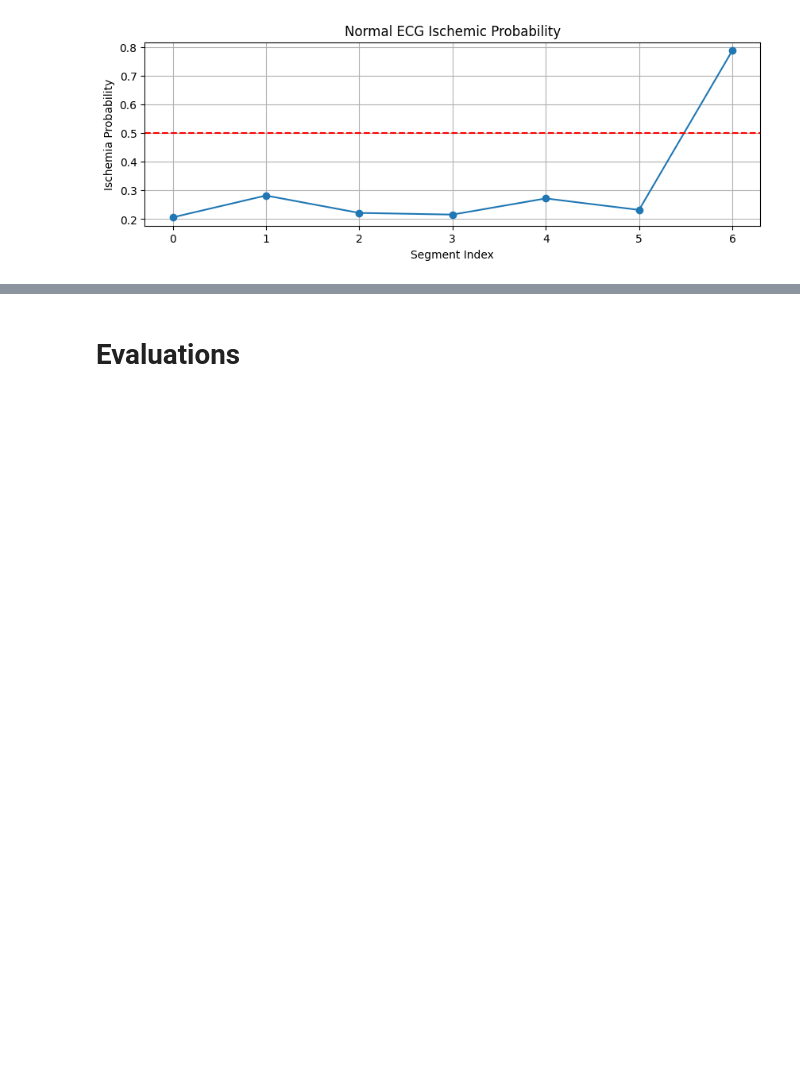
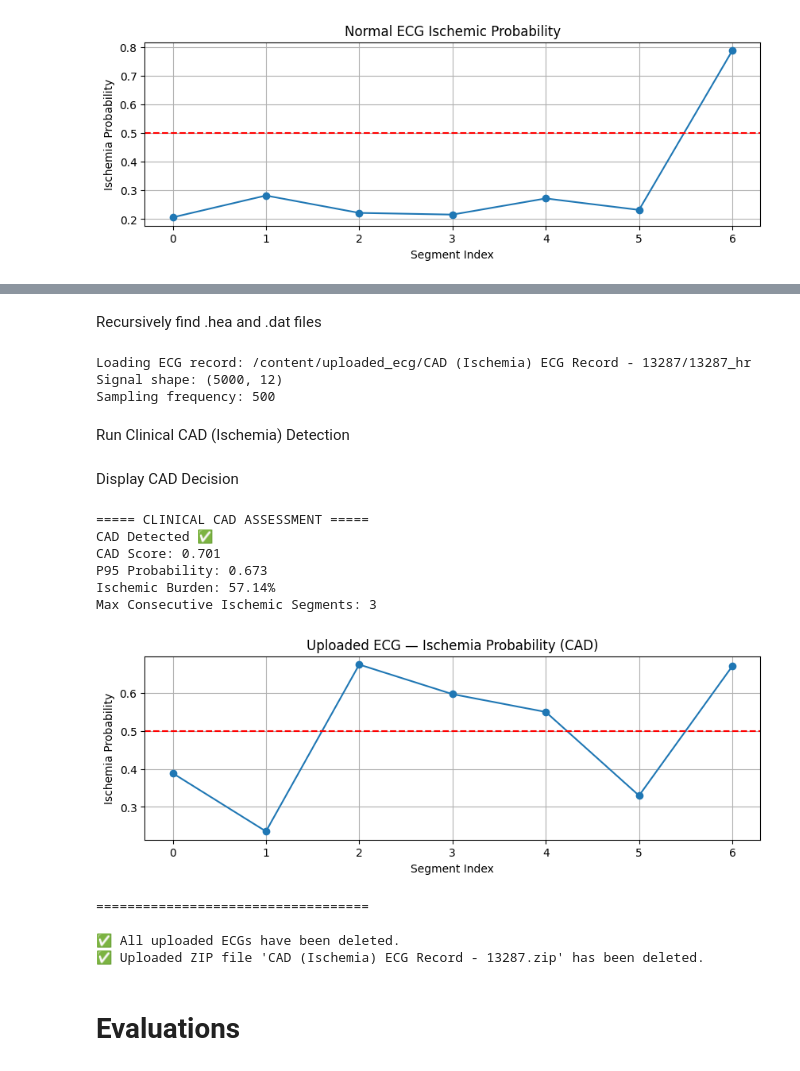
Before and after one commit to LiQuinChing/25-26J-522, a Jupyter notebook: Finalized_CAD_Ischemia_(PTB-XL).ipynb, the cells around one changed output, grey strips where cells are left out. Drawn from its saved outputs; the diff is of its cells as text; code cells hidden in the pictures; blank space fills up the shorter version.

Commit message:
Added ECG record uploading feature for the CAD (Ischemia) detection

```diff
--- a/Finalized_CAD_Ischemia_(PTB-XL).ipynb
+++ b/Finalized_CAD_Ischemia_(PTB-XL).ipynb
@@ -397,3 +431,80 @@ Max Consecutive Segments: 1
+# %% [markdown]
+Recursively find .hea and .dat files
+# %%
+hea_files, dat_files = [], []
+for root, dirs, files_in_dir in os.walk(UPLOAD_DIR):
+    for f in files_in_dir:
+        if f.endswith(".hea"):
+            hea_files.append(os.path.join(root, f))
+        elif f.endswith(".dat"):
+            dat_files.append(os.path.join(root, f))
+
+if len(hea_files) == 0 or len(dat_files) == 0:
+    raise RuntimeError("❌ ZIP must contain both .hea and .dat files somewhere inside")
+
+# Load the first ECG record
+record_path = hea_files[0].replace(".hea", "")  # remove .hea to pass to rdrecord
+print("Loading ECG record:", record_path)
+
+record = wfdb.rdrecord(record_path)
+signal = record.p_signal
+fs = record.fs
+
+print("Signal shape:", signal.shape)
+print("Sampling frequency:", fs)
+# %% [output]
+Loading ECG record: /content/uploaded_ecg/CAD (Ischemia) ECG Record - 13287/13287_hr
+Signal shape: (5000, 12)
+Sampling frequency: 500
+# %% [markdown]
+Run Clinical CAD (Ischemia) Detection
+# %%
+result = predict_ecg_clinical(signal, fs=fs)
+cad_detected = detect_cad_clinical(result)
+# %% [markdown]
+Display CAD Decision
+# %%
+print("\n===== CLINICAL CAD ASSESSMENT =====")
+
+if not result["valid"]:
+    print("⚠️ ECG too short or invalid for CAD assessment")
+else:
+    print("CAD Detected ✅" if cad_detected else "No CAD ❌")
+    print(f"CAD Score: {result['cad_score']:.3f}")
+    print(f"P95 Probability: {result['p95']:.3f}")
+    print(f"Ischemic Burden: {result['ischemic_burden']*100:.2f}%")
+    print(f"Max Consecutive Ischemic Segments: {result['max_consecutive_segments']}\n")
+
+# Plot Segment-Level Ischemia Probabilities
+plot_ischemia(
+    result,
+    title=f"Uploaded ECG — Ischemia Probability ({'CAD' if cad_detected else 'No CAD'})"
+)
+
+print("\n===================================")
+
+# Delete temporary folder
+if os.path.exists(UPLOAD_DIR):
+    shutil.rmtree(UPLOAD_DIR)
+    print(f"\n✅ All uploaded ECGs have been deleted.")
+
+# Delete uploaded ZIP(s)
+for zip_file in zip_files:
+    if os.path.exists(zip_file):
+        os.remove(zip_file)
+        print(f"✅ Uploaded ZIP file '{zip_file}' has been deleted.")
+# %% [output]
+===== CLINICAL CAD ASSESSMENT =====
+CAD Detected ✅
+CAD Score: 0.701
+P95 Probability: 0.673
+Ischemic Burden: 57.14%
+Max Consecutive Ischemic Segments: 3
+[figure, added]
+===================================
+
+✅ All uploaded ECGs have been deleted.
+✅ Uploaded ZIP file 'CAD (Ischemia) ECG Record - 13287.zip' has been deleted.
 # %% [markdown]
 # **Evaluations**
 # %% [markdown]
```
Also changed, not shown: parts of 4 cells of this notebook.
